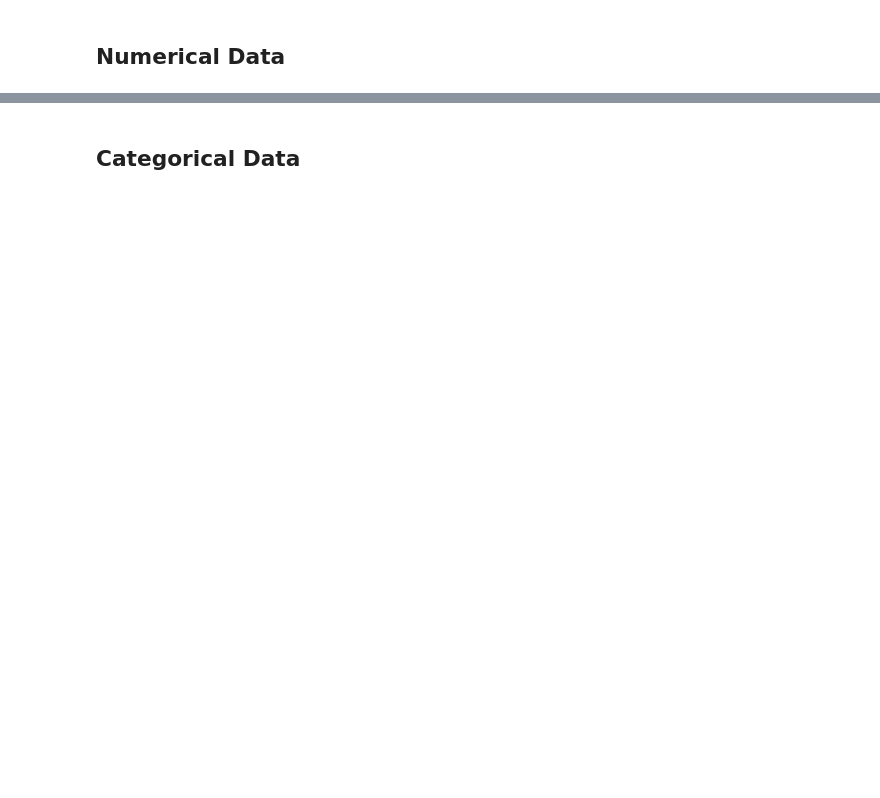
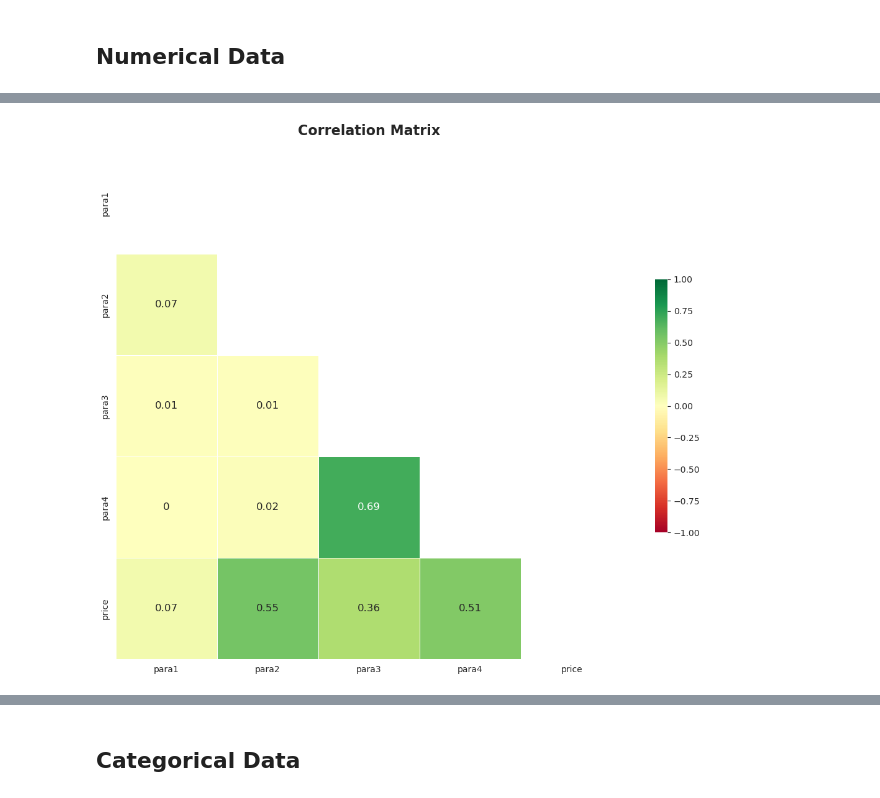
Before and after one commit to PuzzleShuffler/HaenselAMS, a Jupyter notebook: HaenselAMS.ipynb, the cells around one changed output, grey strips where cells are left out. Cells and saved outputs as stored; diff of their text form; code cells hidden in the pictures; blank space fills up the shorter version.

```diff
--- a/HaenselAMS.ipynb
+++ b/HaenselAMS.ipynb
@@ -154,0 +89,6 @@ graph_numeric_histograms(sample)
+# %%
+# numerical - correlogram
+myFuncs.df_graph_correlogram(sample)
+plt.show()
+# %% [output]
+[figure, added]
```
Also changed, not shown: parts of 34 cells of this notebook, 6 other files.
